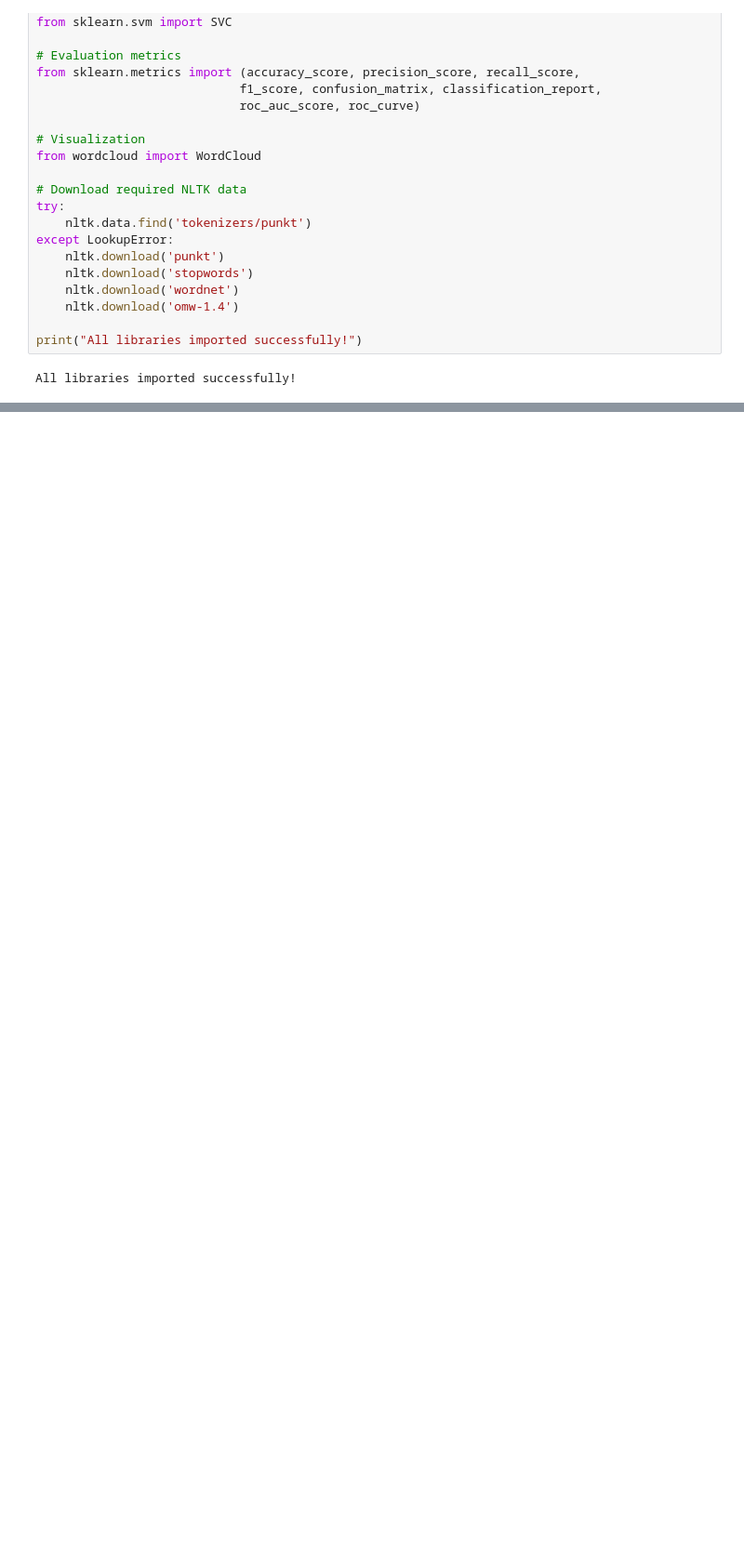
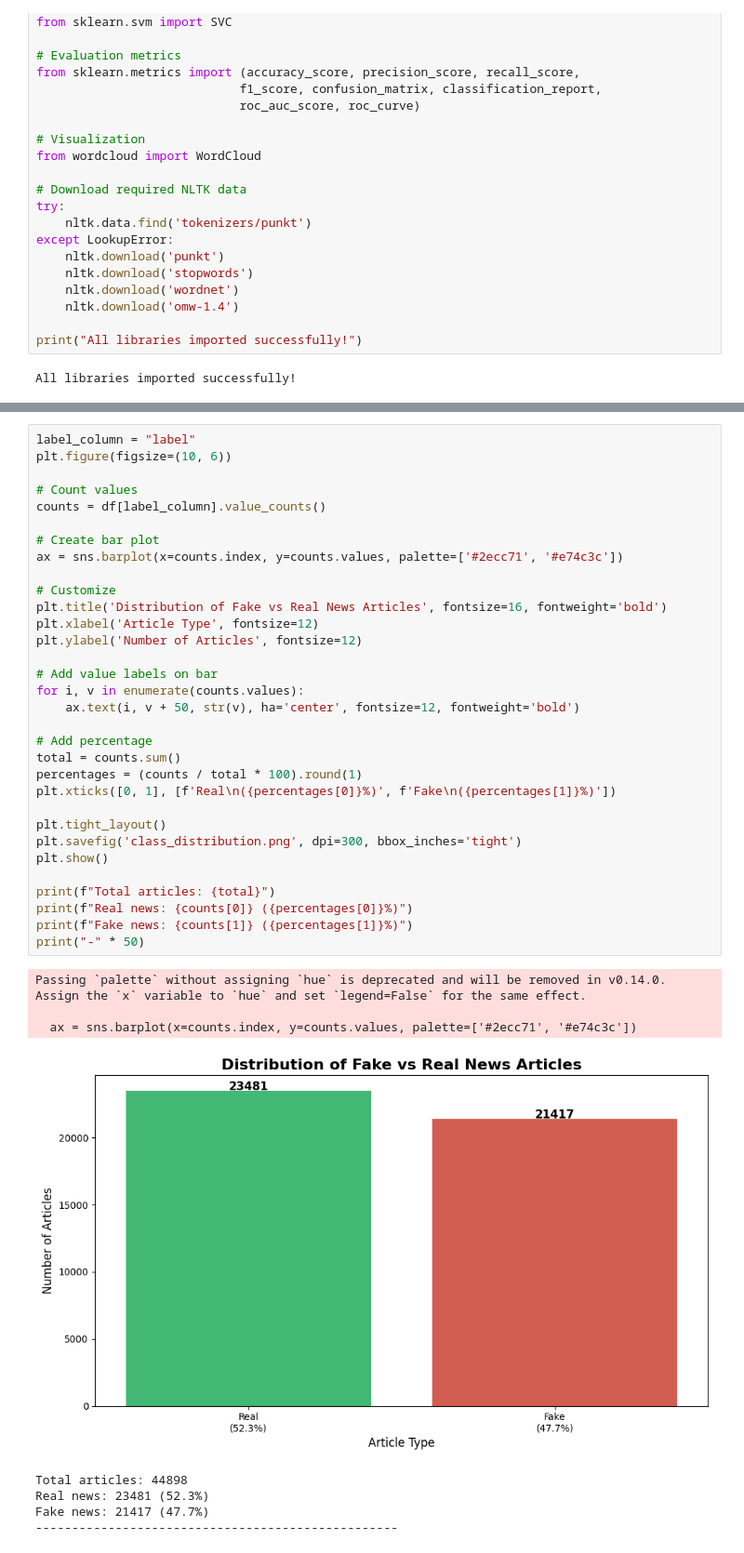
Before and after one commit to Dehvid/Text_mining, a Jupyter notebook: textmin.ipynb, the cells around one changed output, grey strips where cells are left out. Shown at 93% size. Drawn from its saved outputs; the diff is of its cells as text; blank space fills up the shorter version.

```diff
--- a/textmin.ipynb
+++ b/textmin.ipynb
@@ -144,3 +151,44 @@ dtype: int64
+# %%
+label_column = "label"
+plt.figure(figsize=(10, 6))
+
+# Count values
+counts = df[label_column].value_counts()
+
+# Create bar plot
+ax = sns.barplot(x=counts.index, y=counts.values, palette=['#2ecc71', '#e74c3c'])
+
+# Customize
+plt.title('Distribution of Fake vs Real News Articles', fontsize=16, fontweight='bold')
+plt.xlabel('Article Type', fontsize=12)
+plt.ylabel('Number of Articles', fontsize=12)
+
+# Add value labels on bar
+for i, v in enumerate(counts.values):
+    ax.text(i, v + 50, str(v), ha='center', fontsize=12, fontweight='bold')
+
+# Add percentage
+total = counts.sum()
+percentages = (counts / total * 100).round(1)
+plt.xticks([0, 1], [f'Real\n({percentages[0]}%)', f'Fake\n({percentages[1]}%)'])
+
+plt.tight_layout()
+plt.savefig('class_distribution.png', dpi=300, bbox_inches='tight')
+plt.show()
+
+print(f"Total articles: {total}")
+print(f"Real news: {counts[0]} ({percentages[0]}%)")
+print(f"Fake news: {counts[1]} ({percentages[1]}%)")
+print("-" * 50)
+# %% [output]
+Passing `palette` without assigning `hue` is deprecated and will be removed in v0.14.0. Assign the `x` variable to `hue` and set `legend=False` for the same effect.
+
+  ax = sns.barplot(x=counts.index, y=counts.values, palette=['#2ecc71', '#e74c3c'])
+[figure, added]
+Total articles: 44898
+Real news: 23481 (52.3%)
+Fake news: 21417 (47.7%)
+--------------------------------------------------
 # %%
 lemmatizer = WordNetLemmatizer()
 stop_words = set(stopwords.words('english'))
```
Also changed, not shown: parts of 11 cells of this notebook, 4 other files.
